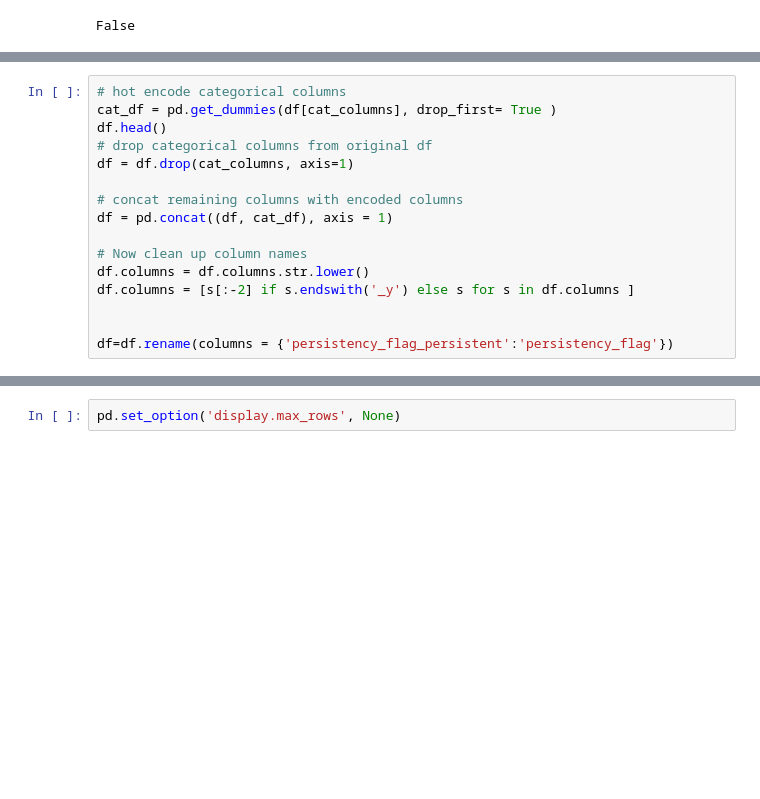
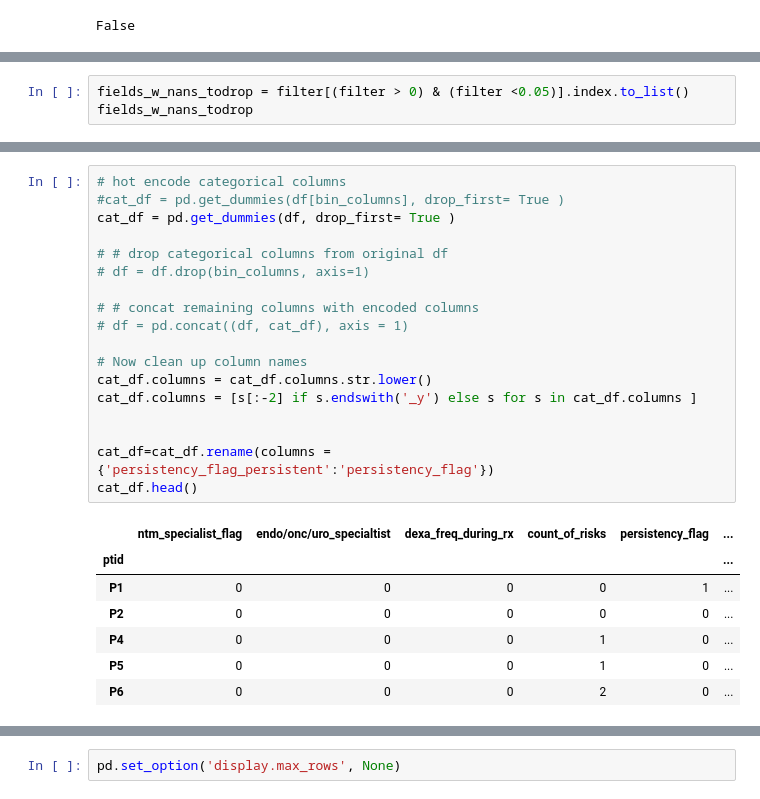
Before and after one commit to rambles-tech/DG_virtual_internship, a Jupyter notebook: week09/EDA.ipynb, the cells around one changed output, grey strips where cells are left out. Drawn from its saved outputs; the diff is of its cells as text; blank space fills up the shorter version.

```diff
--- a/week09/EDA.ipynb
+++ b/week09/EDA.ipynb
@@ -117,0 +227,3 @@ print(len(other_columns))
+# %%
+fields_w_nans_todrop = filter[(filter > 0) & (filter <0.05)].index.to_list()
+fields_w_nans_todrop
@@ -118,16 +518,26 @@ print(len(other_columns))
 # %%
 # hot encode categorical columns
-cat_df = pd.get_dummies(df[cat_columns], drop_first= True )
-df.head()
-# drop categorical columns from original df
-df = df.drop(cat_columns, axis=1)
+#cat_df = pd.get_dummies(df[bin_columns], drop_first= True )
+cat_df = pd.get_dummies(df, drop_first= True )
 
-# concat remaining columns with encoded columns
-df = pd.concat((df, cat_df), axis = 1)
+# # drop categorical columns from original df
+# df = df.drop(bin_columns, axis=1)
+
+# # concat remaining columns with encoded columns
+# df = pd.concat((df, cat_df), axis = 1)
 
 # Now clean up column names
-df.columns = df.columns.str.lower()
-df.columns = [s[:-2] if s.endswith('_y') else s for s in df.columns ]
+cat_df.columns = cat_df.columns.str.lower()
+cat_df.columns = [s[:-2] if s.endswith('_y') else s for s in cat_df.columns ]
 
 
-df=df.rename(columns = {'persistency_flag_persistent':'persistency_flag'})
+cat_df=cat_df.rename(columns = {'persistency_flag_persistent':'persistency_flag'})
+cat_df.head()
+# %% [output]
+|  | ntm_specialist_flag | endo/onc/uro_specialtist | dexa_freq_during_rx | count_of_risks | persistency_flag | ... |
+| ptid |  |  |  |  |  | ... |
+| P1 | 0 | 0 | 0 | 0 | 1 | ... |
+| P2 | 0 | 0 | 0 | 0 | 0 | ... |
+| P4 | 0 | 0 | 0 | 1 | 0 | ... |
+| P5 | 0 | 0 | 0 | 1 | 0 | ... |
+| P6 | 0 | 0 | 0 | 2 | 0 | ... |
```
Also changed, not shown: parts of 79 cells of this notebook.
